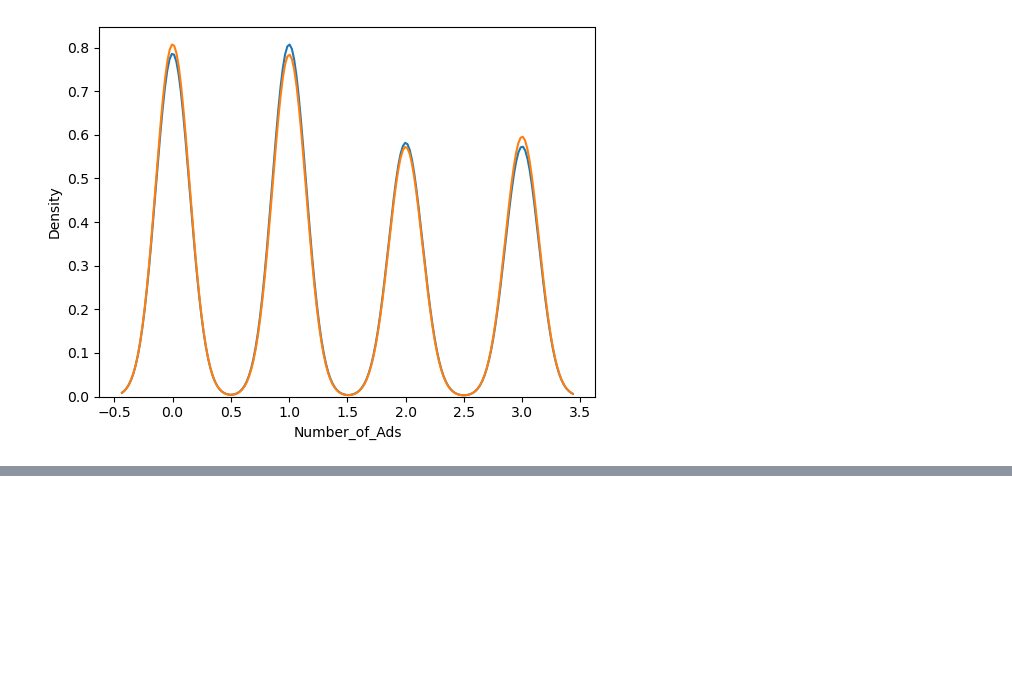
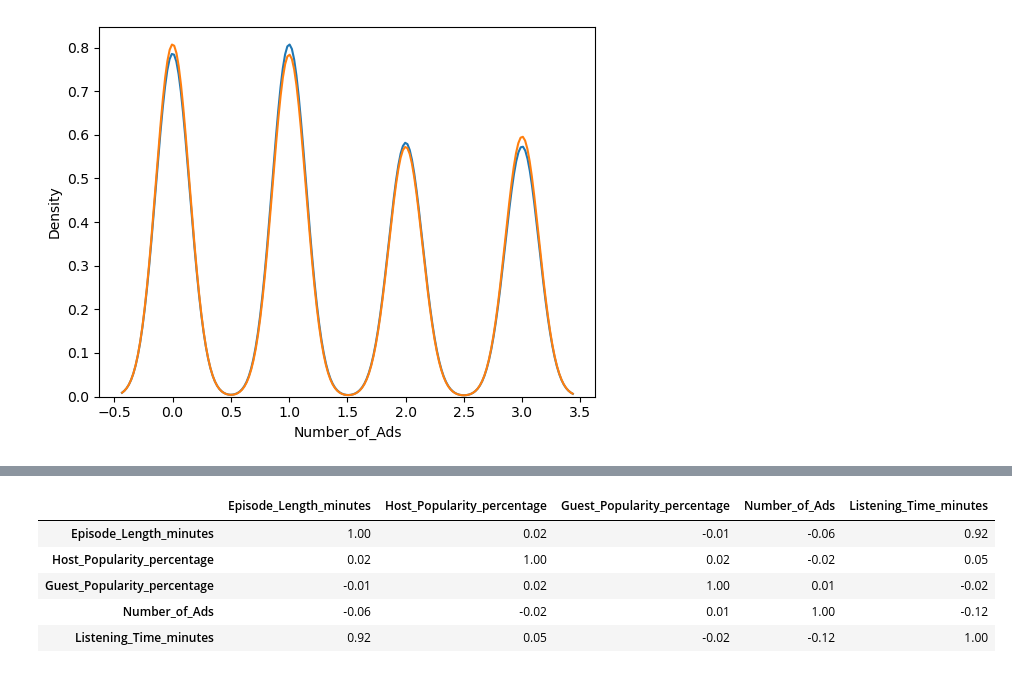
Before and after one commit to AlexeySporykhin/playground-series-s5e4, a Jupyter notebook: EDA.ipynb, the cells around one changed output, grey strips where cells are left out. Drawn from its saved outputs; the diff is of its cells as text; code cells hidden in the pictures; blank space fills up the shorter version.

```diff
--- a/EDA.ipynb
+++ b/EDA.ipynb
@@ -97,0 +107,9 @@ sns.kdeplot(x=test[col])
+# %%
+train.loc[:, num_cols].corr()
+# %% [output]
+|  | Episode_Length_minutes | Host_Popularity_percentage | Guest_Popularity_percentage | Number_of_Ads | Listening_Time_minutes |
+| Episode_Length_minutes | 1.00 | 0.02 | -0.01 | -0.06 | 0.92 |
+| Host_Popularity_percentage | 0.02 | 1.00 | 0.02 | -0.02 | 0.05 |
+| Guest_Popularity_percentage | -0.01 | 0.02 | 1.00 | 0.01 | -0.02 |
+| Number_of_Ads | -0.06 | -0.02 | 0.01 | 1.00 | -0.12 |
+| Listening_Time_minutes | 0.92 | 0.05 | -0.02 | -0.12 | 1.00 |
```
Also changed, not shown: parts of 3 cells of this notebook.
